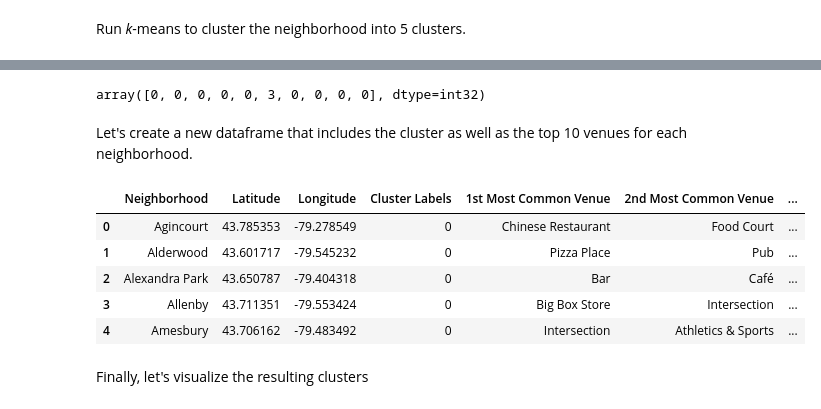
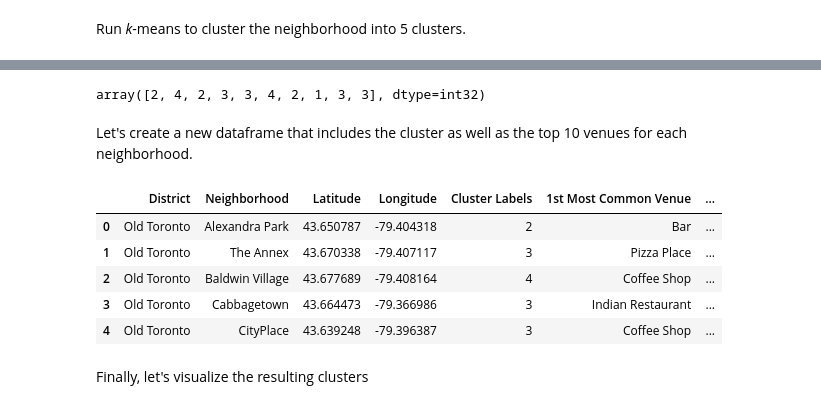
Before and after one commit to peachyprincess/neighborhood-segmentation-and-clustering, a Jupyter notebook: Neighborhoods-Toronto.ipynb, the cells around one changed output, grey strips where cells are left out. Saved outputs shown, nothing was run; the diff lists cells and outputs as text; code cells hidden in the pictures.

```diff
--- a/Neighborhoods-Toronto.ipynb
+++ b/Neighborhoods-Toronto.ipynb
@@ -330,7 +347,9 @@ def getNearbyVenues(names, latitudes, longitudes, radius=500):
 
         # make the GET request
         results = requests.get(url=url, params=params).json()
-        venue_lists.append(get_venue_list(results, name, lat, lng))
+        lst = get_venue_list(results, name, lat, lng)
+        if len(lst) > 20:
+            venue_lists.append(lst)
 
     nearby_venues = pd.DataFrame([item for venue_list in venue_lists for item in venue_list])
     nearby_venues.columns = ['Neighborhood',
@@ -586,26 +610,26 @@ kmeans = KMeans(n_clusters=kclusters, random_state=0).fit(grouped_clustering)
 # check cluster labels generated for each row in the dataframe
 kmeans.labels_[0:10]
 # %% [output]
-array([0, 0, 0, 0, 0, 3, 0, 0, 0, 0], dtype=int32)
+array([2, 4, 2, 3, 3, 4, 2, 1, 3, 3], dtype=int32)
 # %% [markdown]
 Let's create a new dataframe that includes the cluster as well as the top 10 venues for each neighborhood.
 # %%
 # add clustering labels
 neighborhoods_venues_sorted.insert(0, 'Cluster Labels', kmeans.labels_)
 
 merged = neighborhoods
 
 # merge grouped with neighborhoods to add latitude/longitude for each neighborhood
-merged = merged.join(neighborhoods_venues_sorted.set_index('Neighborhood'), on='Neighborhood')
+merged = merged.join(neighborhoods_venues_sorted.set_index('Neighborhood'), on='Neighborhood', how='inner')
 
 merged.head() # check the last columns!
 # %% [output]
-|  | Neighborhood | Latitude | Longitude | Cluster Labels | 1st Most Common Venue | 2nd Most Common Venue | ... |
-| 0 | Agincourt | 43.785353 | -79.278549 | 0 | Chinese Restaurant | Food Court | ... |
-| 1 | Alderwood | 43.601717 | -79.545232 | 0 | Pizza Place | Pub | ... |
-| 2 | Alexandra Park | 43.650787 | -79.404318 | 0 | Bar | Café | ... |
-| 3 | Allenby | 43.711351 | -79.553424 | 0 | Big Box Store | Intersection | ... |
-| 4 | Amesbury | 43.706162 | -79.483492 | 0 | Intersection | Athletics & Sports | ... |
+|  | District | Neighborhood | Latitude | Longitude | Cluster Labels | 1st Most Common Venue | ... |
+| 0 | Old Toronto | Alexandra Park | 43.650787 | -79.404318 | 2 | Bar | ... |
+| 1 | Old Toronto | The Annex | 43.670338 | -79.407117 | 3 | Pizza Place | ... |
+| 2 | Old Toronto | Baldwin Village | 43.677689 | -79.408164 | 4 | Coffee Shop | ... |
+| 3 | Old Toronto | Cabbagetown | 43.664473 | -79.366986 | 3 | Indian Restaurant | ... |
+| 4 | Old Toronto | CityPlace | 43.639248 | -79.396387 | 3 | Coffee Shop | ... |
 # %% [markdown]
 Finally, let's visualize the resulting clusters
 # %%
```
Also changed, not shown: parts of 24 cells of this notebook.
